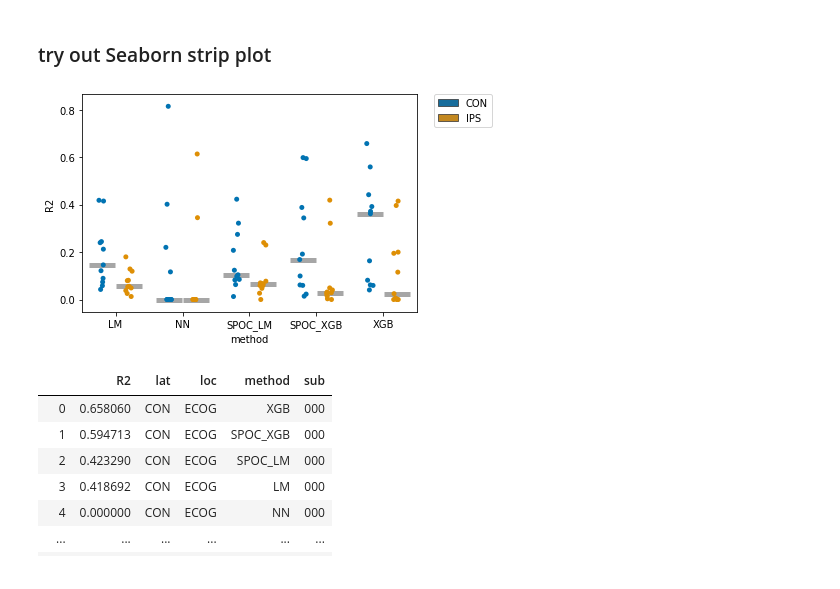
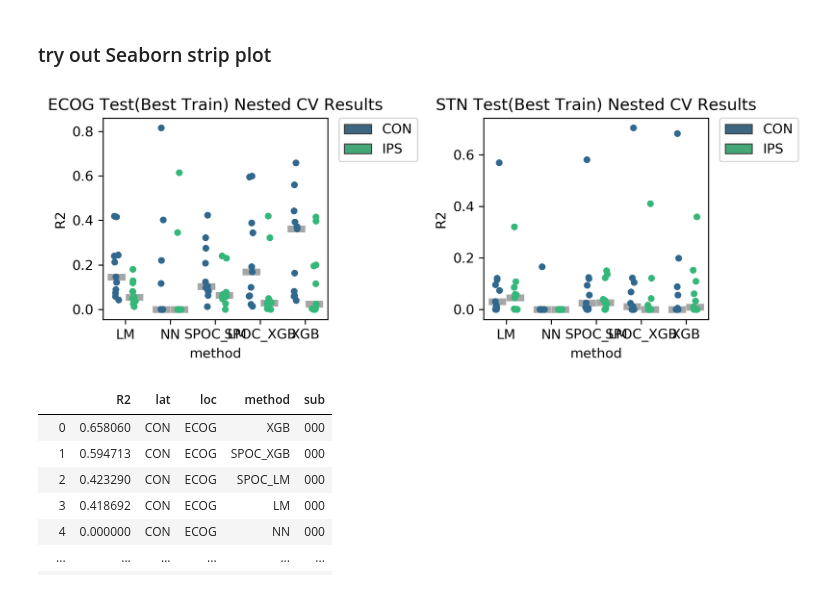
Before and after one commit to neuromodulation/icn, a Jupyter notebook: ECOG_vs_STN/Results_Analysis/Figure3.ipynb, the cells around one changed output. Cells and saved outputs as stored; diff of their text form; code cells hidden in the pictures.

```diff
--- a/ECOG_vs_STN/Results_Analysis/Figure3.ipynb
+++ b/ECOG_vs_STN/Results_Analysis/Figure3.ipynb
@@ -259,26 +259,45 @@ for meth_ in ["ECOG_CON", "ECOG_IPS", "STN_CON", "STN_IPS"]:
 # %%
 df.to_pickle("test_best_train.p")
 # %%
-sb.boxplot(x="method", y="R2", hue="lat",
-            order=["LM", "NN", "SPOC_LM", "SPOC_XGB","XGB"],
-             data=df[df["loc"] == "ECOG"],palette="colorblind", showmeans=False, boxprops=dict(alpha=1),  \
-                                                showcaps=False, showbox=False, showfliers=False,
-                whiskerprops={'linewidth':0, "zorder":10},
-                medianprops=dict(linestyle='-.', linewidth=5, color="gray", alpha=0.7)
-            )
+plt.figure(figsize=(8,3), dpi=300)
+plt.subplot(121)
+sb.boxplot(x="method", y="R2", hue="lat", order=["LM", "NN", "SPOC_LM", "SPOC_XGB","XGB"],
+           data=df[df["loc"] == "ECOG"], palette="viridis",
+           showmeans=False, boxprops=dict(alpha=1), showcaps=False, showbox=False, showfliers=False,
+           whiskerprops={'linewidth':0, "zorder":10},
+           medianprops=dict(linestyle='-.', linewidth=5, color="gray", alpha=0.7))
 
 
-ax = sb.stripplot(x="method", y="R2", hue="lat",
-            order=["LM", "NN", "SPOC_LM", "SPOC_XGB","XGB"],
-             data=df[df["loc"] == "ECOG"],palette="colorblind", dodge=True, s=5)
+ax = sb.stripplot(x="method", y="R2", hue="lat", order=["LM", "NN", "SPOC_LM", "SPOC_XGB","XGB"],
+             data=df[df["loc"] == "ECOG"],palette="viridis", dodge=True, s=5)
 
-handles, labels = ax.get_legend_handles_labels()
 
 # When creating the legend, only use the first two elements
 # to effectively remove the last two.
+handles, labels = ax.get_legend_handles_labels()
 l = plt.legend(handles[0:2], labels[0:2], bbox_to_anchor=(1.05, 1), loc=2, borderaxespad=0.)
+plt.title("ECOG Test(Best Train) Nested CV Results")
+plt.subplot(122)
+sb.boxplot(x="method", y="R2", hue="lat", order=["LM", "NN", "SPOC_LM", "SPOC_XGB","XGB"],
+           data=df[df["loc"] == "STN"], palette="viridis",
+           showmeans=False, boxprops=dict(alpha=1), showcaps=False, showbox=False, showfliers=False,
+           whiskerprops={'linewidth':0, "zorder":10},
+           medianprops=dict(linestyle='-.', linewidth=5, color="gray", alpha=0.7))
+
+
+ax = sb.stripplot(x="method", y="R2", hue="lat", order=["LM", "NN", "SPOC_LM", "SPOC_XGB","XGB"],
+             data=df[df["loc"] == "STN"],palette="viridis", dodge=True, s=5)
+
+
+# When creating the legend, only use the first two elements
+# to effectively remove the last two.
+handles, labels = ax.get_legend_handles_labels()
+l = plt.legend(handles[0:2], labels[0:2], bbox_to_anchor=(1.05, 1), loc=2, borderaxespad=0.)
+plt.title("STN Test(Best Train) Nested CV Results")
+
+plt.tight_layout()
 # %% [output]
-[figure, old version]
+[figure, new version]
 # %%
 data=df[df["loc"] == "ECOG"],
 # %% [output]
```
